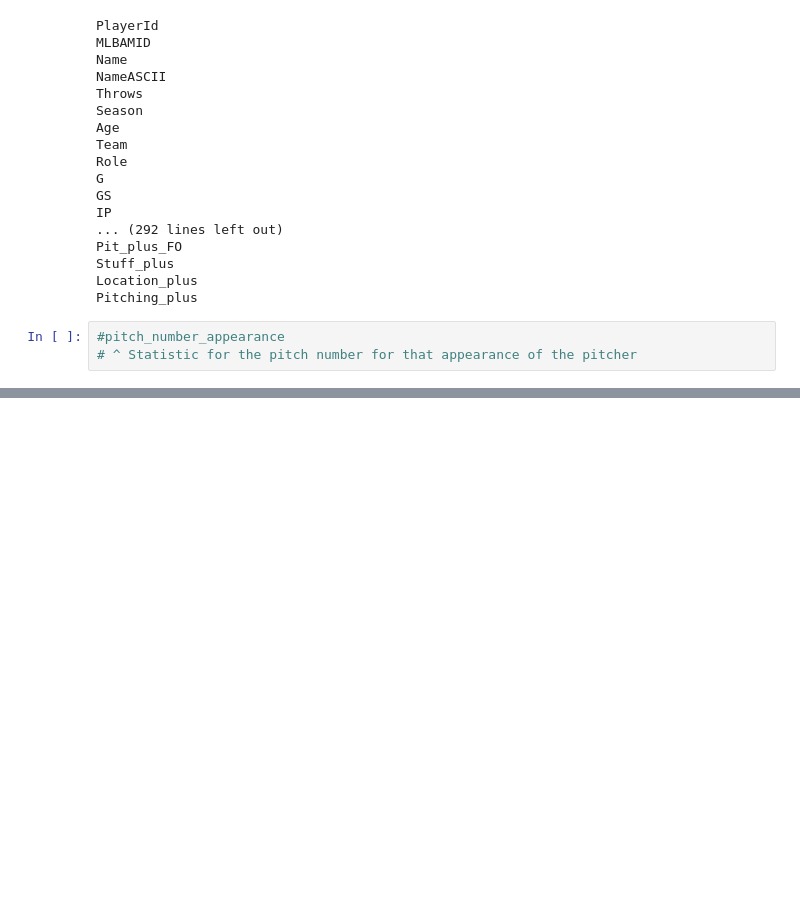
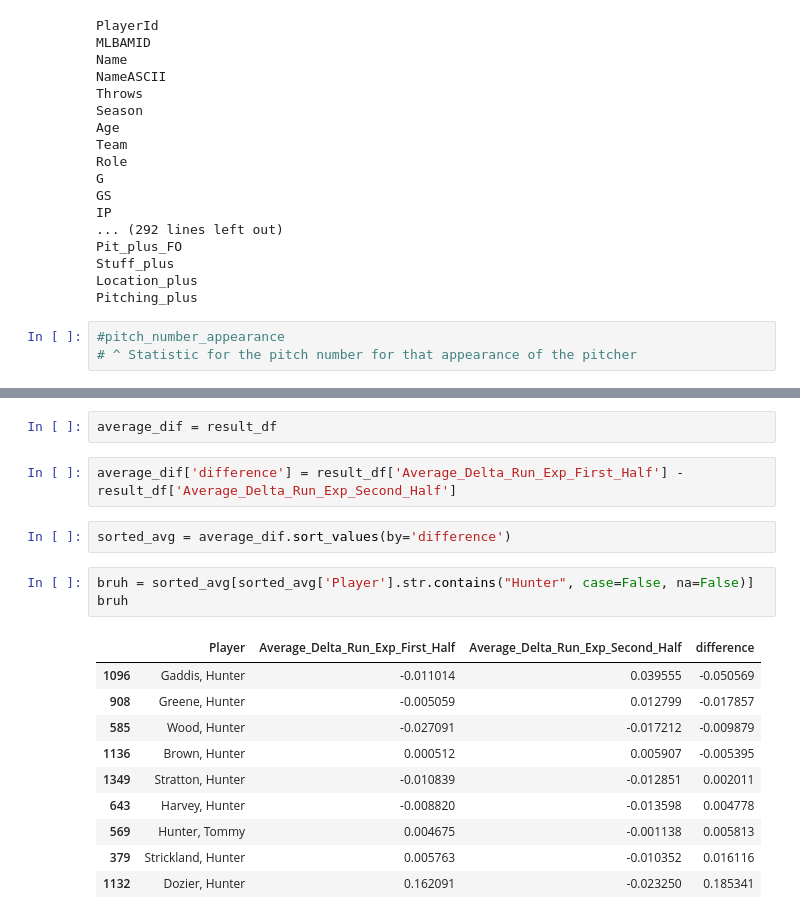
Before and after one commit to RudimentaryChef/RedsHackathon, a Jupyter notebook: Adi_Copy.ipynb, the cells around one changed output, grey strips where cells are left out. Cells and saved outputs as stored; diff of their text form; blank space fills up the shorter version.

```diff
--- a/Adi_Copy.ipynb
+++ b/Adi_Copy.ipynb
@@ -262,0 +360,20 @@ plt.show()
+# %%
+average_dif = result_df
+# %%
+average_dif['difference'] = result_df['Average_Delta_Run_Exp_First_Half'] - result_df['Average_Delta_Run_Exp_Second_Half']
+# %%
+sorted_avg = average_dif.sort_values(by='difference')
+# %%
+bruh = sorted_avg[sorted_avg['Player'].str.contains("Hunter", case=False, na=False)]
+bruh
+# %% [output]
+|  | Player | Average_Delta_Run_Exp_First_Half | Average_Delta_Run_Exp_Second_Half | difference |
+| 1096 | Gaddis, Hunter | -0.011014 | 0.039555 | -0.050569 |
+| 908 | Greene, Hunter | -0.005059 | 0.012799 | -0.017857 |
+| 585 | Wood, Hunter | -0.027091 | -0.017212 | -0.009879 |
+| 1136 | Brown, Hunter | 0.000512 | 0.005907 | -0.005395 |
+| 1349 | Stratton, Hunter | -0.010839 | -0.012851 | 0.002011 |
+| 643 | Harvey, Hunter | -0.008820 | -0.013598 | 0.004778 |
+| 569 | Hunter, Tommy | 0.004675 | -0.001138 | 0.005813 |
+| 379 | Strickland, Hunter | 0.005763 | -0.010352 | 0.016116 |
+| 1132 | Dozier, Hunter | 0.162091 | -0.023250 | 0.185341 |
```
Also changed, not shown: parts of 4 cells of this notebook.
